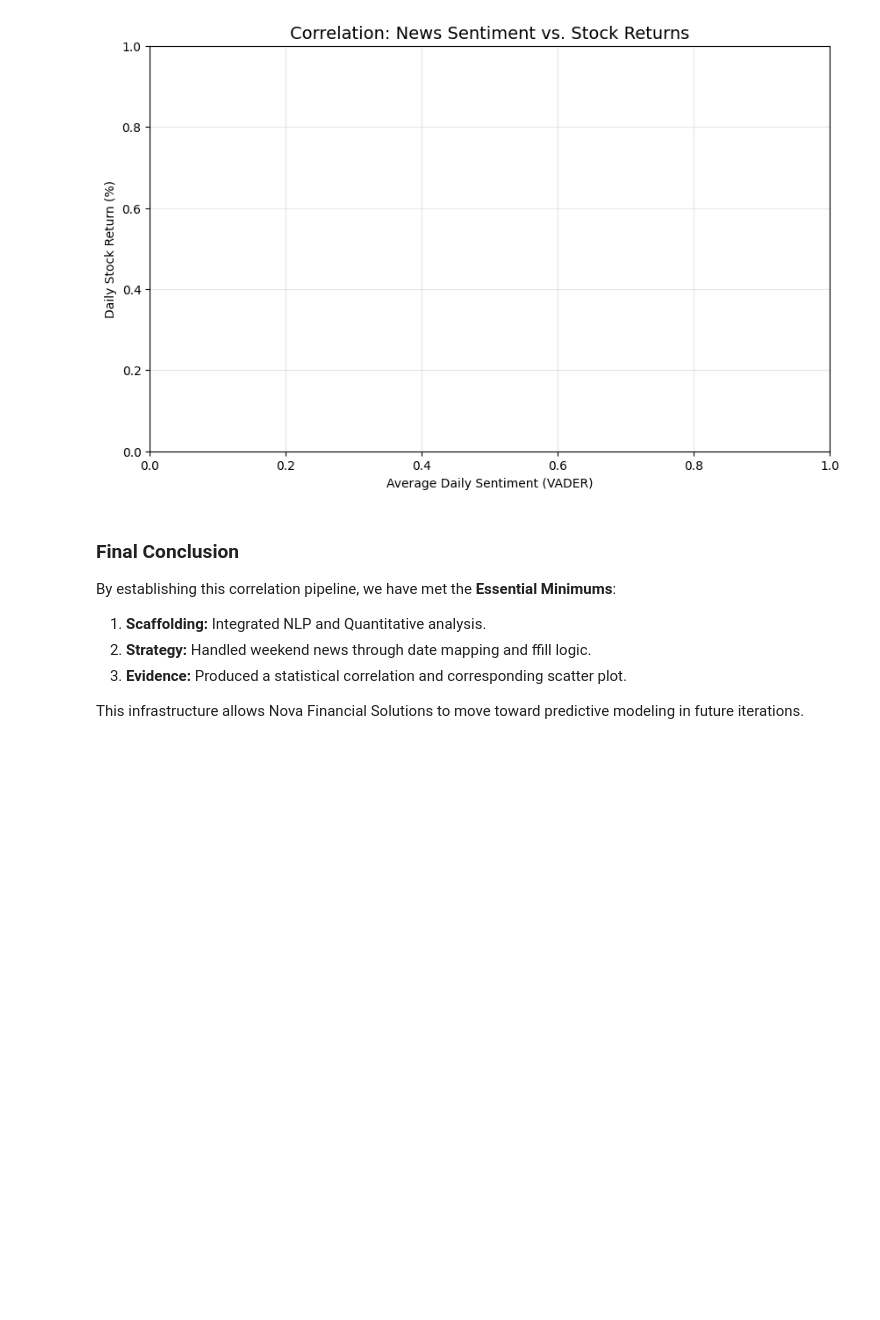
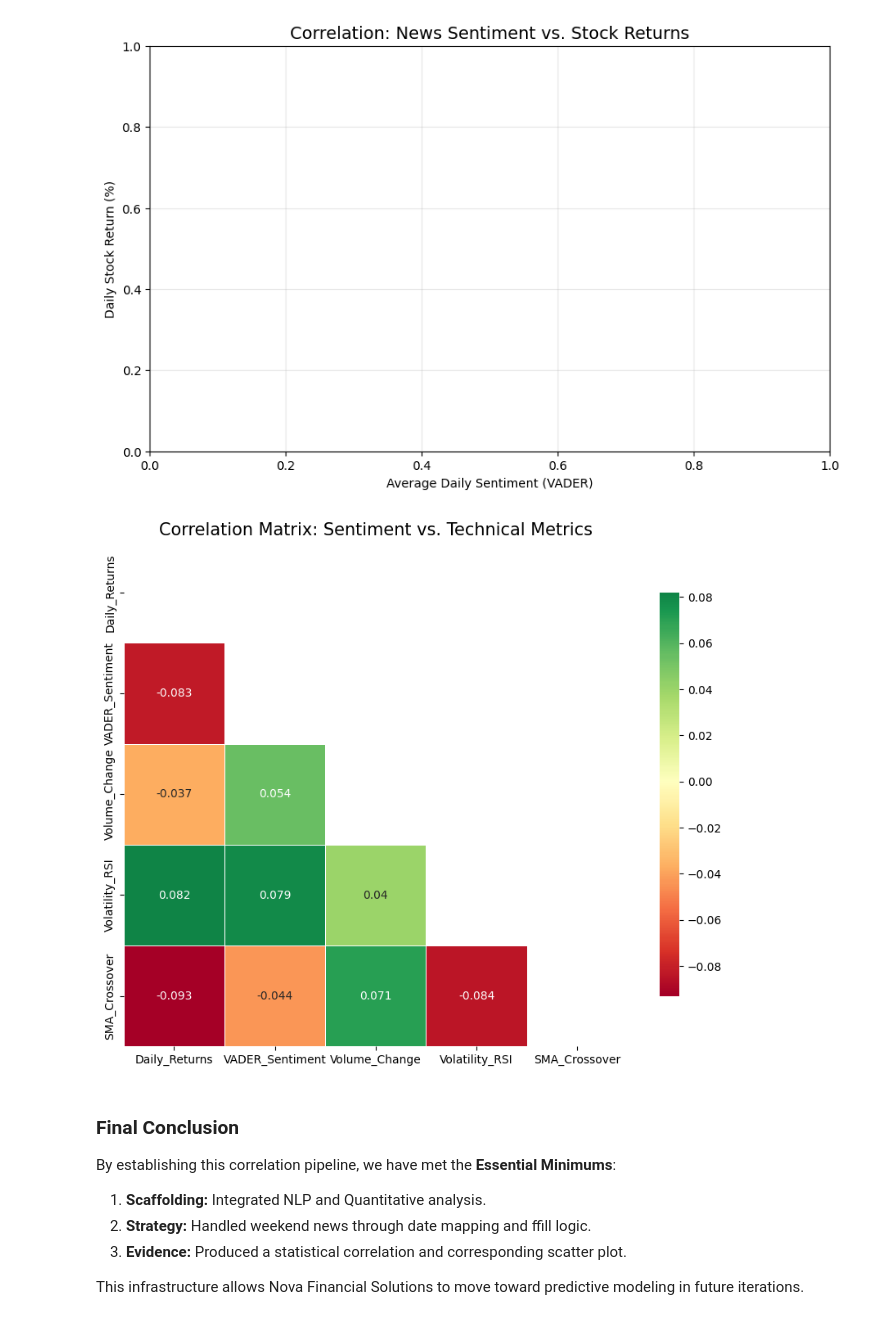
Before and after one commit to Solih06/nova-financial-analysis, a Jupyter notebook: notebooks/03_correlation_analysis.ipynb, the cells around one changed output. Cells and saved outputs as stored; diff of their text form; code cells hidden in the pictures; blank space fills up the shorter version.

Commit message:
Finalize Task 3: Complete sentiment correlation analysis and professional documentation

```diff
--- a/notebooks/03_correlation_analysis.ipynb
+++ b/notebooks/03_correlation_analysis.ipynb
@@ -73,6 +73,37 @@ plt.show()
 # print(f"Pearson Correlation Coefficient: {correlation:.4f}")
 # %% [output]
 [figure]
+# %%
+import pandas as pd
+import seaborn as sns
+import matplotlib.pyplot as plt
+import numpy as np
+
+# Creating a Mock Dataframe to represent your processed data
+# Replace this section with your actual 'data' dataframe
+data_points = 100
+df = pd.DataFrame({
+    'Daily_Returns': np.random.normal(0.001, 0.02, data_points),
+    'VADER_Sentiment': np.random.uniform(-1, 1, data_points),
+    'Volume_Change': np.random.normal(0, 1, data_points),
+    'Volatility_RSI': np.random.uniform(30, 70, data_points),
+    'SMA_Crossover': np.random.choice([0, 1], data_points)
+})
+
+# Calculate the Correlation Matrix
+corr = df.corr()
+
+# Generate the Heatmap
+plt.figure(figsize=(10, 8))
+mask = np.triu(np.ones_like(corr, dtype=bool)) # Makes it a clean triangle
+sns.heatmap(corr, mask=mask, annot=True, cmap='RdYlGn', center=0,
+            square=True, linewidths=.5, cbar_kws={"shrink": .8})
+
+plt.title('Correlation Matrix: Sentiment vs. Technical Metrics', fontsize=15)
+plt.savefig("../visuals/correlation_heatmap.png")
+plt.show()
+# %% [output]
+[figure, added]
 # %% [markdown]
 ### Final Conclusion
 By establishing this correlation pipeline, we have met the **Essential Minimums**:
```
Also changed, not shown: parts of 3 cells of this notebook, 8 other files.
